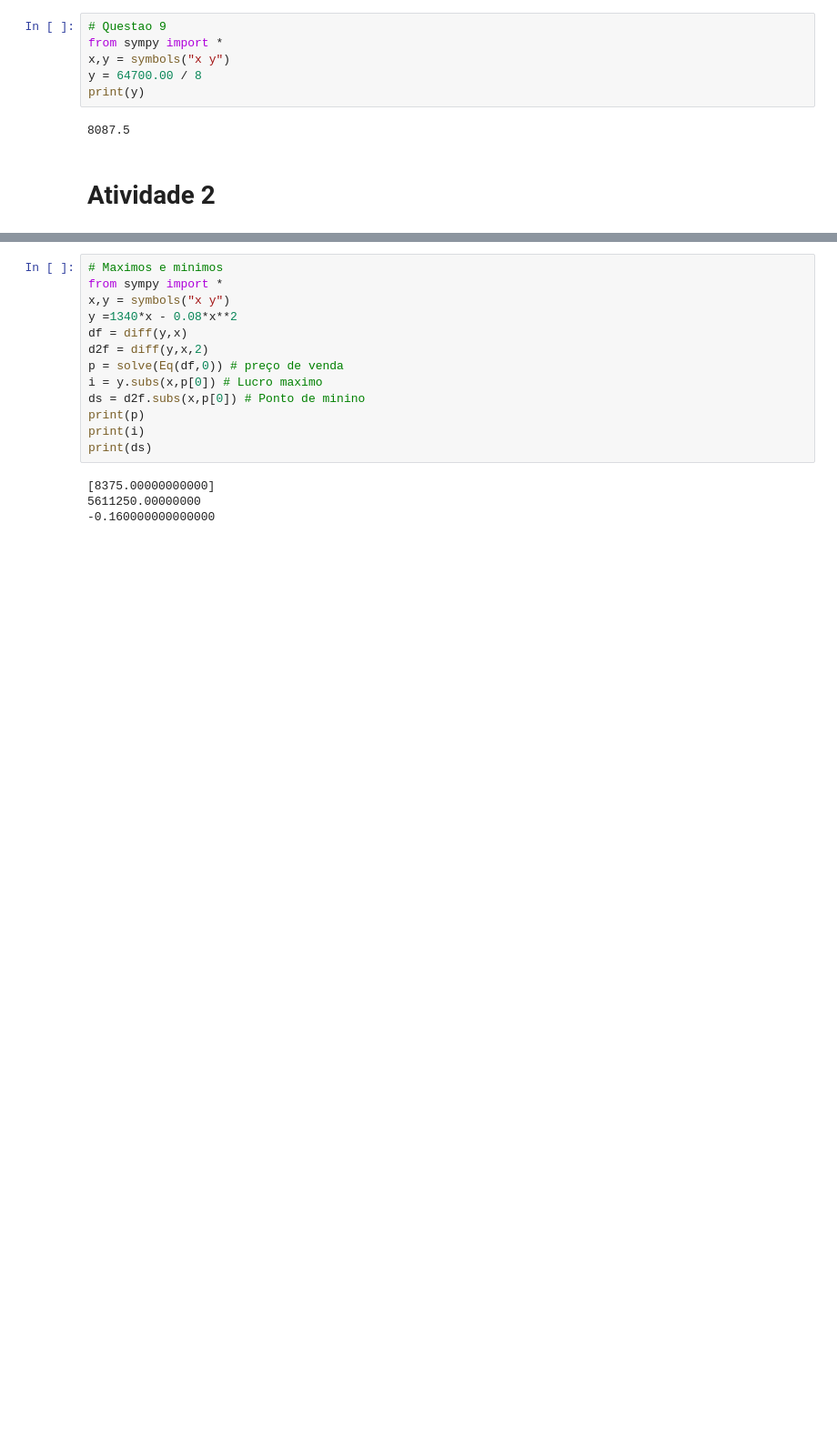
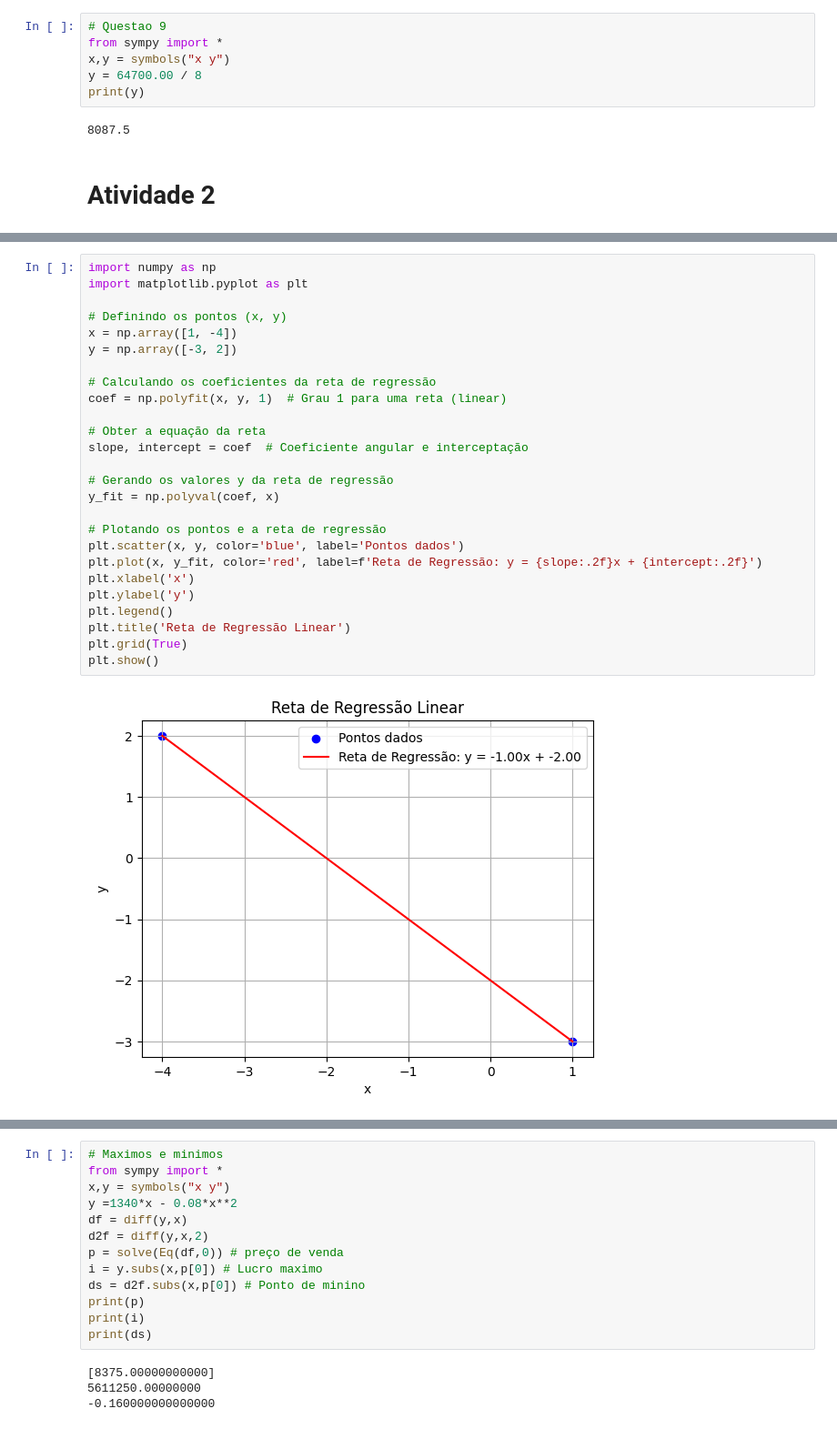
Before and after one commit to joaovictor2306069/Matematica-Aplicada, a Jupyter notebook: Ferramentas_Matematica_Aplicadas.ipynb, the cells around one changed output, grey strips where cells are left out. Shown: that part at 91% size. Cells and saved outputs as stored; diff of their text form; blank space fills up the shorter version.

```diff
--- a/Ferramentas_Matematica_Aplicadas.ipynb
+++ b/Ferramentas_Matematica_Aplicadas.ipynb
@@ -610,0 +672,28 @@ print(y)
+# %%
+import numpy as np
+import matplotlib.pyplot as plt
+
+# Definindo os pontos (x, y)
+x = np.array([1, -4])
+y = np.array([-3, 2])
+
+# Calculando os coeficientes da reta de regressão
+coef = np.polyfit(x, y, 1)  # Grau 1 para uma reta (linear)
+
+# Obter a equação da reta
+slope, intercept = coef  # Coeficiente angular e interceptação
+
+# Gerando os valores y da reta de regressão
+y_fit = np.polyval(coef, x)
+
+# Plotando os pontos e a reta de regressão
+plt.scatter(x, y, color='blue', label='Pontos dados')
+plt.plot(x, y_fit, color='red', label=f'Reta de Regressão: y = {slope:.2f}x + {intercept:.2f}')
+plt.xlabel('x')
+plt.ylabel('y')
+plt.legend()
+plt.title('Reta de Regressão Linear')
+plt.grid(True)
+plt.show()
+# %% [output]
+[figure, added]
```
Also changed, not shown: parts of 7 cells of this notebook.
